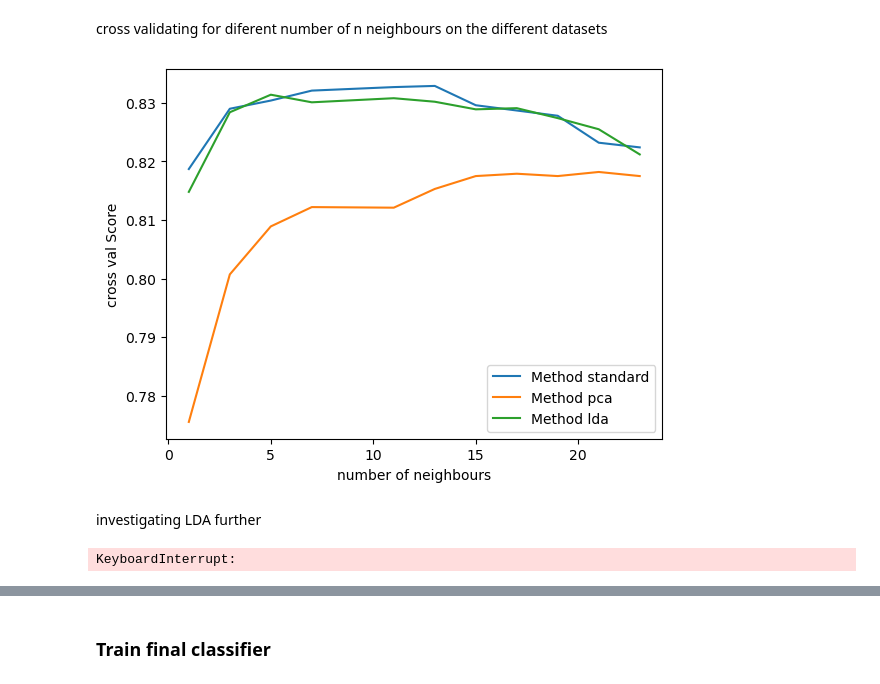
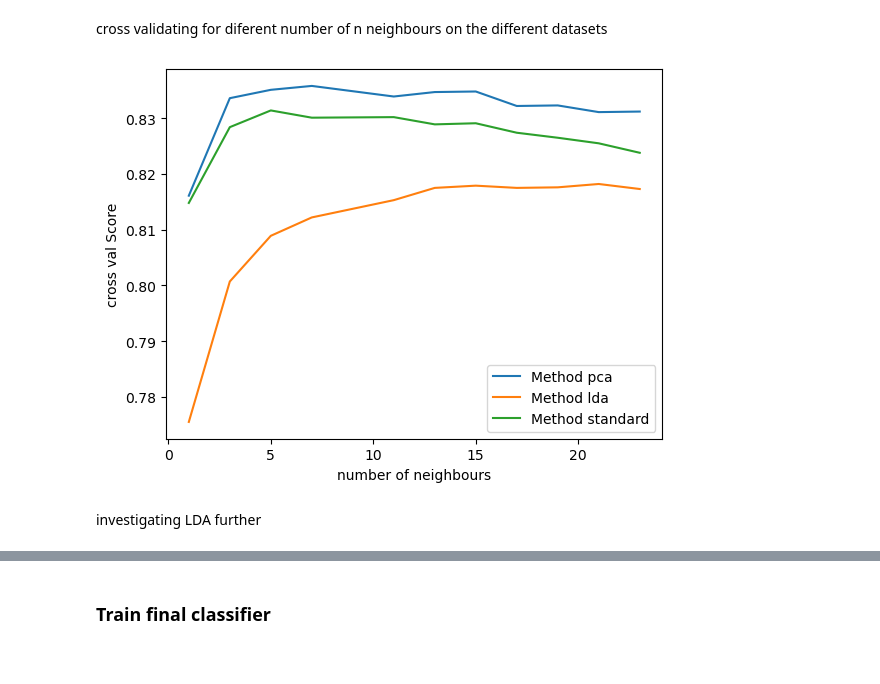
Before and after one commit to julielhagen/Clothing_classification-, a Jupyter notebook: Knn.ipynb, the cells around one changed output, grey strips where cells are left out. Saved outputs shown, nothing was run; the diff lists cells and outputs as text; code cells hidden in the pictures.

```diff
--- a/Knn.ipynb
+++ b/Knn.ipynb
@@ -198,9 +200,9 @@ def cross_val_plot(X, y, n_values, cv, method):
         if method == 'lda':
             model = make_pipeline(LinearDiscriminantAnalysis(n_components=4), KNeighborsClassifier(n_neighbors=n))
         elif method == 'pca':
-            model = make_pipeline(PCA(n_components=100), KNeighborsClassifier(n_neighbors=n))
+            model = make_pipeline(PCA(n_components=137), KNeighborsClassifier(n_neighbors=n))
         elif method == 'standard':
-            model = make_pipeline(StandardScaler(), KNeighborsClassifier(n_neighbors=n))
+            model = make_pipeline( KNeighborsClassifier(n_neighbors=n))
         else:
             model = KNeighborsClassifier(n_neighbors=n)
 
@@ -251,9 +254,9 @@ def cross_val_mean(X, y, n, cv, method):
     """
 
     if method == 'lda':
-        model = make_pipeline(LinearDiscriminantAnalysis(n_components=4), KNeighborsClassifier(n_neighbors=n))
+        model = make_pipeline(StandardScaler(),LinearDiscriminantAnalysis(n_components=4), KNeighborsClassifier(n_neighbors=n))
     elif method == 'pca':
-        model = make_pipeline(PCA(n_components=100), KNeighborsClassifier(n_neighbors=n))
+        model = make_pipeline(StandardScaler(),PCA(n_components=137), KNeighborsClassifier(n_neighbors=n))
     elif method == 'standard':
         model = make_pipeline(StandardScaler(), KNeighborsClassifier(n_neighbors=n))
     else:
@@ -270,4 +273,6 @@ pca_all_scores = [cross_val_mean(X_train, y_train, n, cv, 'pca') for n in n_valu
 lda_all_scores = [cross_val_mean(X_train, y_train, n, cv, 'lda') for n in n_values]
 standard_all_scores = [cross_val_mean(X_train, y_train, n, cv, 'standard') for n in n_values]
 # %%
-data_set =[pca_all_scores,lda_all_scores, standard_all_scores]
+data_set_all_scores =[pca_all_scores,lda_all_scores, standard_all_scores]
+
+data_set_all_scores[1]
@@ -280,22 +297,23 @@ cv = 5
 # %%
 # Create a figure and axis
 fig, ax = plt.subplots()
 
-Methods =['standard','pca','lda']
+Methods =['pca','lda','standard']
 # Plot each set of scores
-for i, scores in enumerate(data_set):
+for i, scores in enumerate(data_set_all_scores):
     label = f'Method {Methods[i]}'  # You can customize the labels
     ax.plot(n_values,scores, label=label)
 
 # Add labels and legend
 ax.set_xlabel('number of neighbours')
 ax.set_ylabel('cross val Score')
 ax.legend()
 
 # Show the plot
+plt.savefig("cross_val_knn_lda_pca.png")
 plt.show()
 # %% [output]
-[figure, old version]
+[figure, new version]
 # %% [markdown]
 investigating LDA further
 # %%
@@ -320,9 +341,7 @@ def cross_val_mean_lda(X, y,n_comp, n, cv):
 
     return np.mean(cv_result)  # Return the mean score
 # %%
-lda_1 = [cross_val_mean_lda(X_train, y_train,1, n, cv) for n in n_values]
-lda_2 = [cross_val_mean_lda(X_train, y_train,2, n, cv) for n in n_values]
-lda_3 = [cross_val_mean_lda(X_train, y_train,3, n, cv) for n in n_values]
-lda_4= [cross_val_mean_lda(X_train, y_train,4, n, cv) for n in n_values]
+lda_1 = [cross_val_mean_lda(X_train, y_train,1, n, cv, 'lda') for n in n_values]
+lda_2 = [cross_val_mean_lda(X_train, y_train,2, n, cv,'lda') for n in n_values]
+lda_3 = [cross_val_mean_lda(X_train, y_train,3, n, cv, 'lda') for n in n_values]
+lda_4= [cross_val_mean_lda(X_train, y_train,4, n, cv,'lda') for n in n_values]
-# %% [output]
-KeyboardInterrupt:
```
Also changed, not shown: parts of 19 cells of this notebook, 6 other files.
